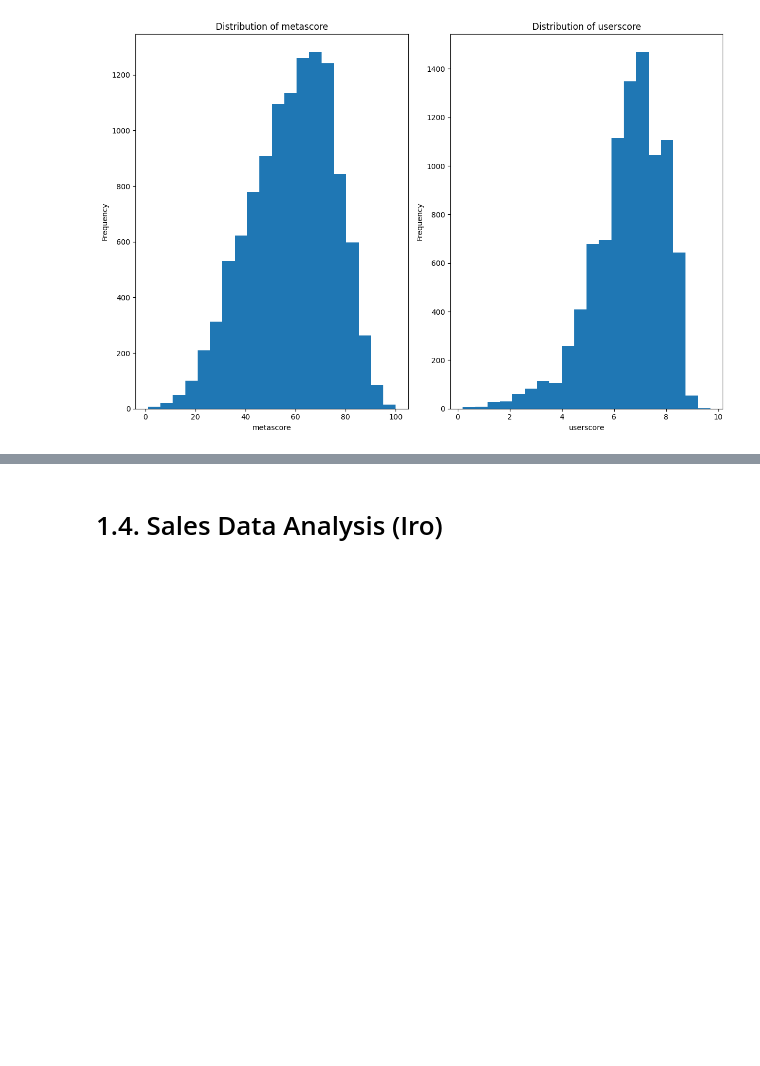
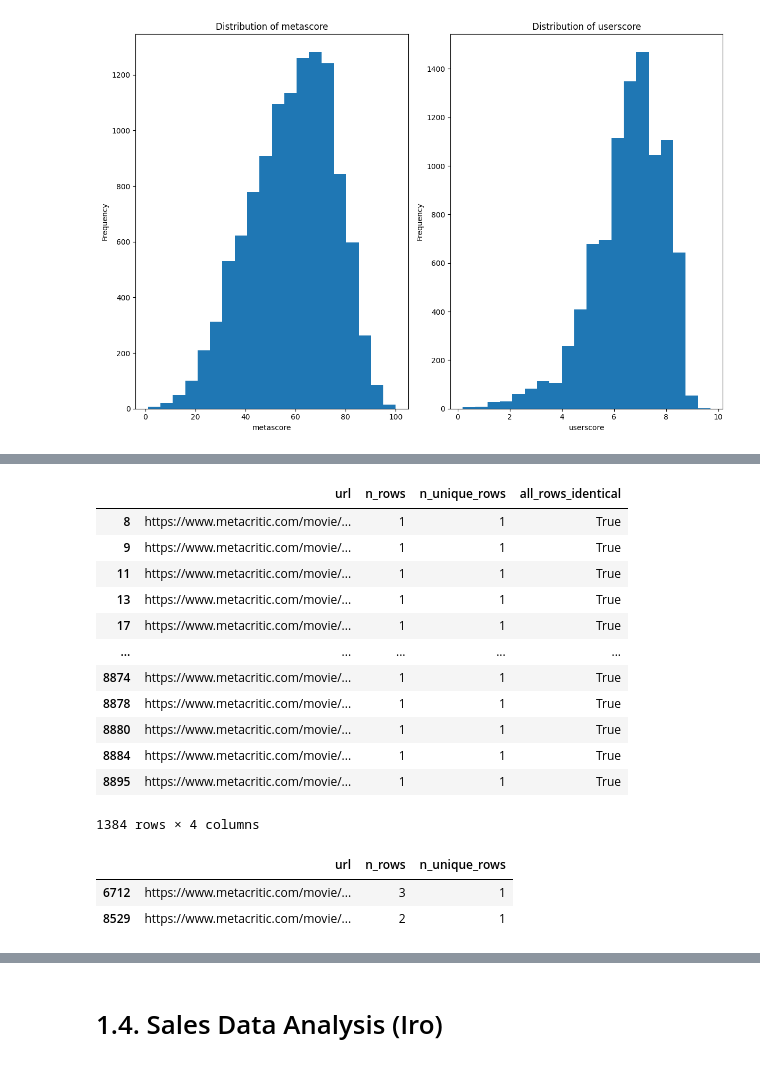
Before and after one commit to YoungJun173/DDB_AI_Group_Assignmen, a Jupyter notebook: Playground Notebooks/EDA.ipynb, the cells around one changed output, grey strips where cells are left out. Cells and saved outputs as stored; diff of their text form; code cells hidden in the pictures; blank space fills up the shorter version.

```diff
--- a/Playground Notebooks/EDA.ipynb
+++ b/Playground Notebooks/EDA.ipynb
@@ -299,0 +651,12 @@ print(df4.isna().sum())
+# %%
+# 1. Remove extra single quotes around the date
+df_usreviews["datep"] = df_usreviews["datep"].str.replace("'", "", regex=False)
+
+# 2. Convert to datetime (auto-detects the format "Apr 25, 2013")
+df_usreviews["datep"] = pd.to_datetime(df_usreviews["datep"], errors="coerce")
+
+# 3. Convert to YYYY-MM-DD format
+df_usreviews["datep"] = df_usreviews["datep"].dt.strftime("%Y-%m-%d")
+
+# Preview
+df_usreviews["datep"].head(20)
@@ -299,0 +745,18 @@ print(df4.isna().sum())
+# %%
+# For each URL: how many rows and how many UNIQUE full rows?
+url_summary = (
+    df_usreviews
+    .groupby("url")
+    .apply(lambda g: pd.Series({
+        "n_rows": len(g),
+        "n_unique_rows": g.drop_duplicates().shape[0]
+    }))
+    .reset_index()
+)
+
+# Flag URLs where all rows are identical
+# (n_unique_rows == 1 means all rows have EXACT same values)
+url_summary["all_rows_identical"] = url_summary["n_unique_rows"] == 1
+
+# Show first 10 URLs
+print(url_summary.head(10))
@@ -299,0 +781,28 @@ print(df4.isna().sum())
+# %%
+# verify which url are true
+url_summary[url_summary["all_rows_identical"] == True]
+# %% [output]
+|  | url | n_rows | n_unique_rows | all_rows_identical |
+| 8 | https://www.metacritic.com/movie/... | 1 | 1 | True |
+| 9 | https://www.metacritic.com/movie/... | 1 | 1 | True |
+| 11 | https://www.metacritic.com/movie/... | 1 | 1 | True |
+| 13 | https://www.metacritic.com/movie/... | 1 | 1 | True |
+| 17 | https://www.metacritic.com/movie/... | 1 | 1 | True |
+| ... | ... | ... | ... | ... |
+| 8874 | https://www.metacritic.com/movie/... | 1 | 1 | True |
+| 8878 | https://www.metacritic.com/movie/... | 1 | 1 | True |
+| 8880 | https://www.metacritic.com/movie/... | 1 | 1 | True |
+| 8884 | https://www.metacritic.com/movie/... | 1 | 1 | True |
+| 8895 | https://www.metacritic.com/movie/... | 1 | 1 | True |
+1384 rows × 4 columns
+# %%
+# see actual duplicate
+true_duplicates = url_summary[
+    (url_summary["n_rows"] > 1) & (url_summary["all_rows_identical"])
+][["url", "n_rows", "n_unique_rows"]]
+
+true_duplicates
+# %% [output]
+|  | url | n_rows | n_unique_rows |
+| 6712 | https://www.metacritic.com/movie/... | 3 | 1 |
+| 8529 | https://www.metacritic.com/movie/... | 2 | 1 |
```
Also changed, not shown: parts of 38 cells of this notebook.
